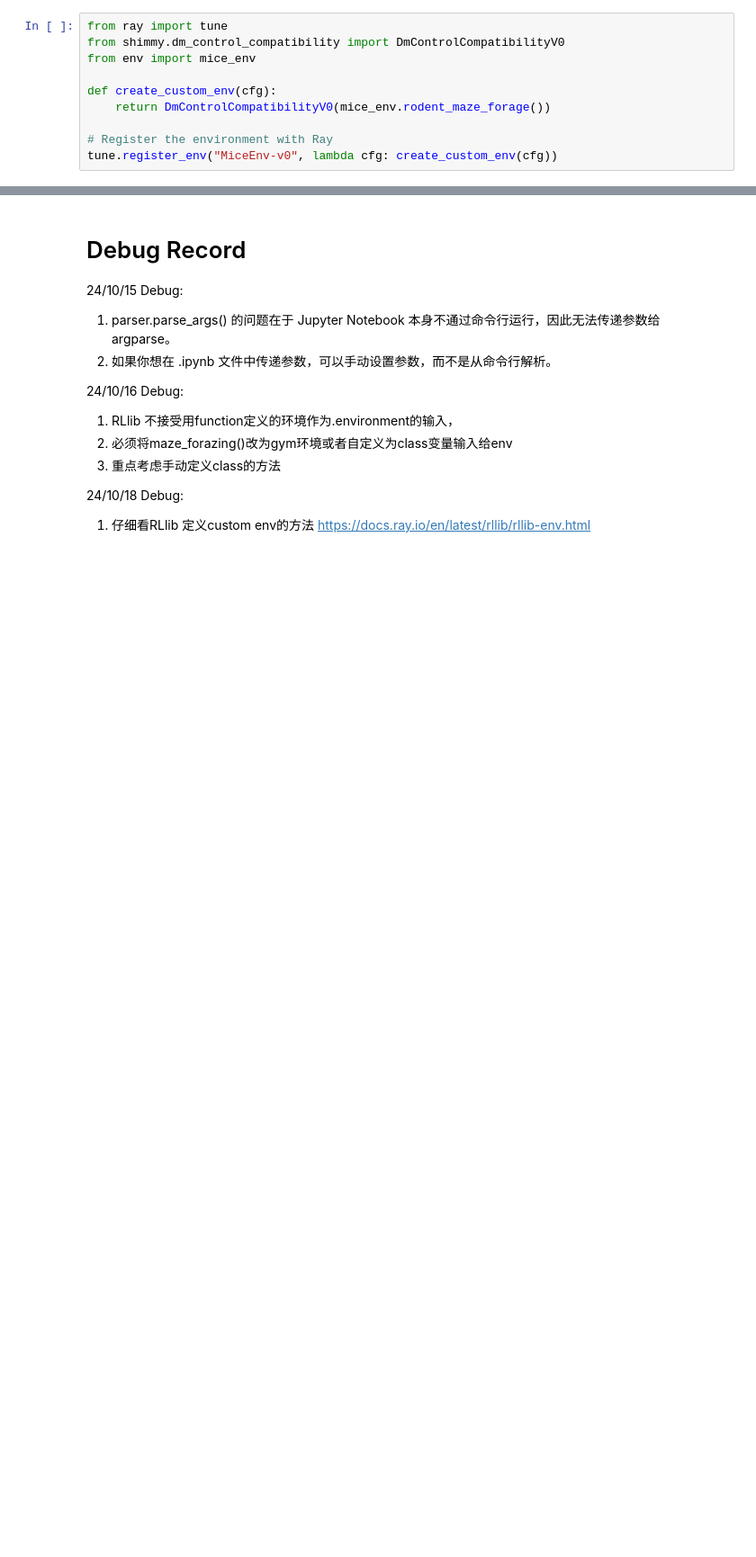
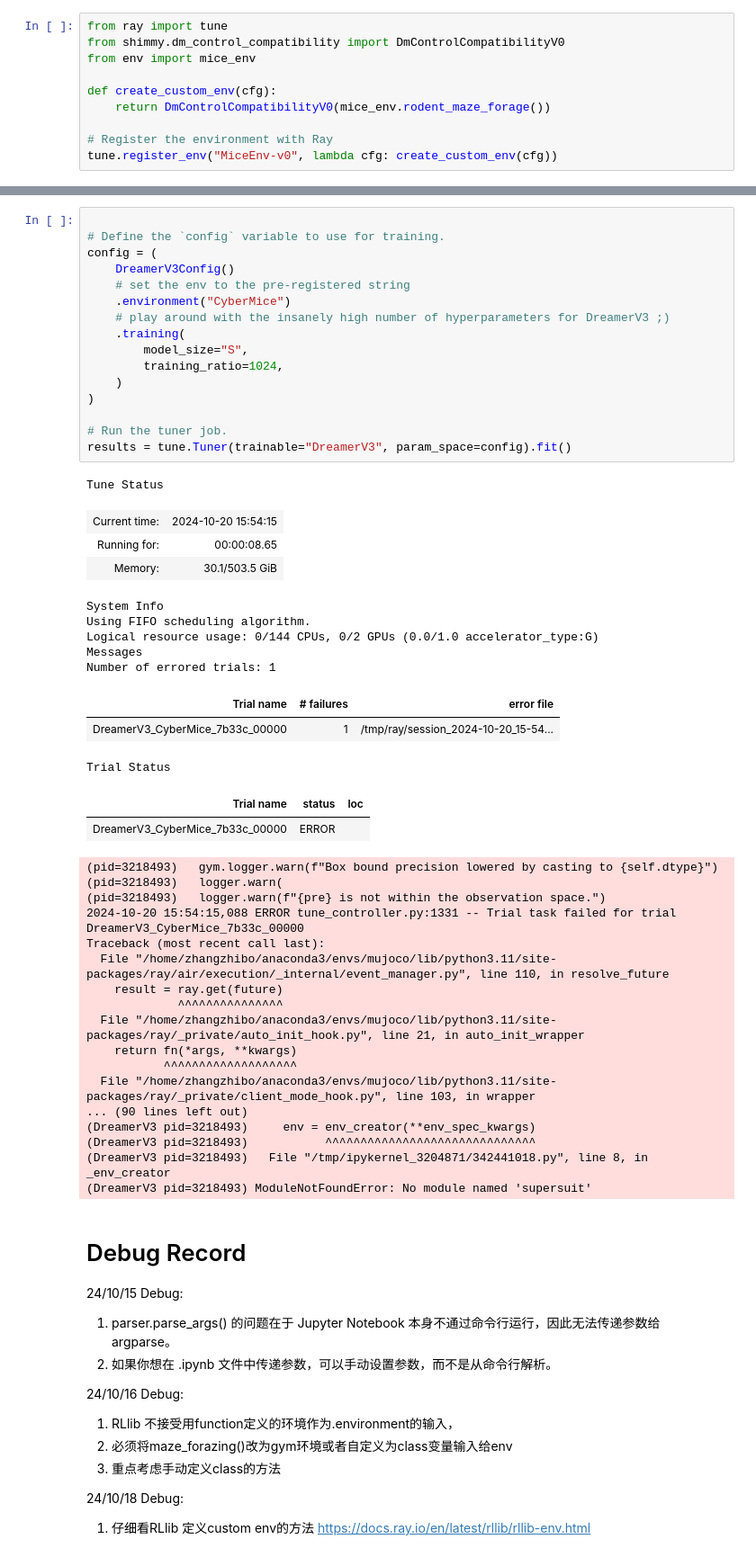
Before and after one commit to Hippozhibos/CyberSpine, a Jupyter notebook: ray.ipynb, the cells around one changed output, grey strips where cells are left out. Shown: that part at 90% size. Saved outputs shown, nothing was run; the diff lists cells and outputs as text; blank space fills up the shorter version.

```diff
--- a/ray.ipynb
+++ b/ray.ipynb
@@ -286,3 +197,51 @@ algo = config.build()
+# %%
+
+# Define the `config` variable to use for training.
+config = (
+    DreamerV3Config()
+    # set the env to the pre-registered string
+    .environment("CyberMice")
+    # play around with the insanely high number of hyperparameters for DreamerV3 ;)
+    .training(
+        model_size="S",
+        training_ratio=1024,
+    )
+)
+
+# Run the tuner job.
+results = tune.Tuner(trainable="DreamerV3", param_space=config).fit()
+# %% [output]
+Tune Status
+| Current time: | 2024-10-20 15:54:15 |
+| Running for: | 00:00:08.65 |
+| Memory: | 30.1/503.5 GiB |
+System Info
+Using FIFO scheduling algorithm.
+Logical resource usage: 0/144 CPUs, 0/2 GPUs (0.0/1.0 accelerator_type:G)
+Messages
+Number of errored trials: 1
+| Trial name | # failures | error file |
+| DreamerV3_CyberMice_7b33c_00000 | 1 | /tmp/ray/session_2024-10-20_15-54... |
+Trial Status
+| Trial name | status | loc |
+| DreamerV3_CyberMice_7b33c_00000 | ERROR |  |
+(pid=3218493)   gym.logger.warn(f"Box bound precision lowered by casting to {self.dtype}")
+(pid=3218493)   logger.warn(
+(pid=3218493)   logger.warn(f"{pre} is not within the observation space.")
+2024-10-20 15:54:15,088 ERROR tune_controller.py:1331 -- Trial task failed for trial DreamerV3_CyberMice_7b33c_00000
+Traceback (most recent call last):
+  File "/home/zhangzhibo/anaconda3/envs/mujoco/lib/python3.11/site-packages/ray/air/execution/_internal/event_manager.py", line 110, in resolve_future
+    result = ray.get(future)
+             ^^^^^^^^^^^^^^^
+  File "/home/zhangzhibo/anaconda3/envs/mujoco/lib/python3.11/site-packages/ray/_private/auto_init_hook.py", line 21, in auto_init_wrapper
+    return fn(*args, **kwargs)
+           ^^^^^^^^^^^^^^^^^^^
+  File "/home/zhangzhibo/anaconda3/envs/mujoco/lib/python3.11/site-packages/ray/_private/client_mode_hook.py", line 103, in wrapper
+... (90 lines left out)
+(DreamerV3 pid=3218493)     env = env_creator(**env_spec_kwargs)
+(DreamerV3 pid=3218493)           ^^^^^^^^^^^^^^^^^^^^^^^^^^^^^^
+(DreamerV3 pid=3218493)   File "/tmp/ipykernel_3204871/342441018.py", line 8, in _env_creator
+(DreamerV3 pid=3218493) ModuleNotFoundError: No module named 'supersuit'
 # %% [markdown]
 # Debug Record
 
```
Also changed, not shown: parts of 13 cells of this notebook.
